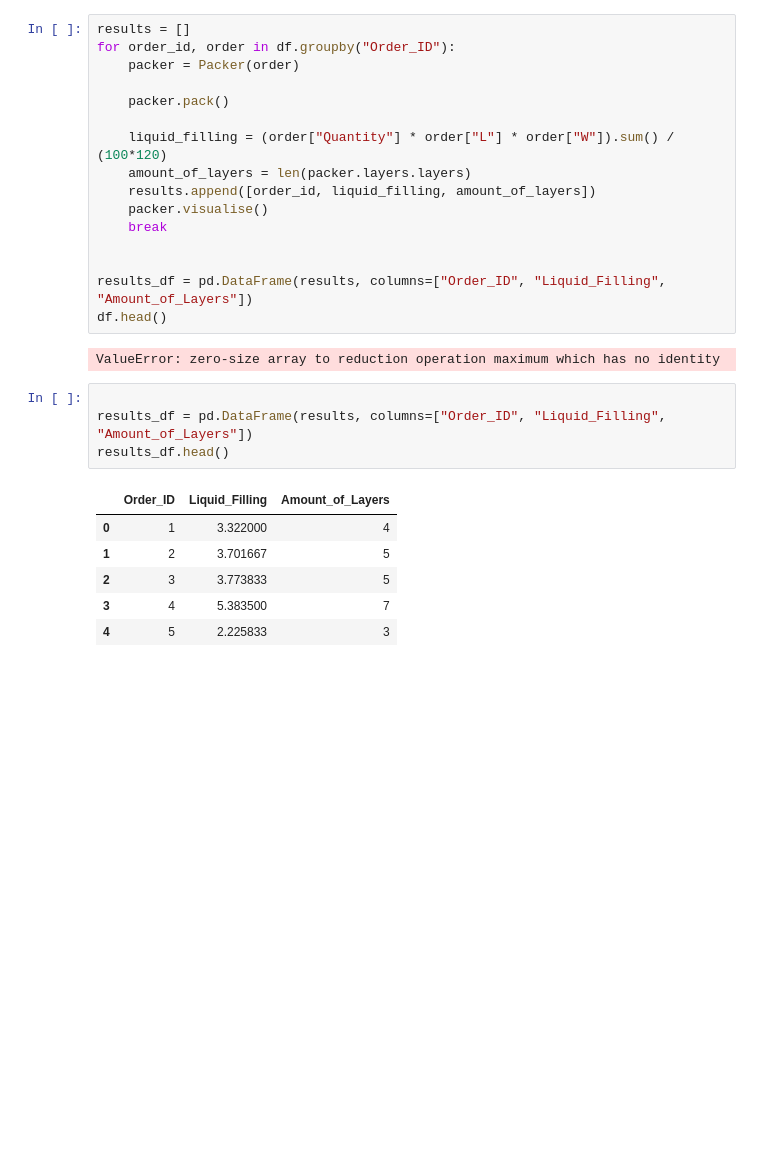
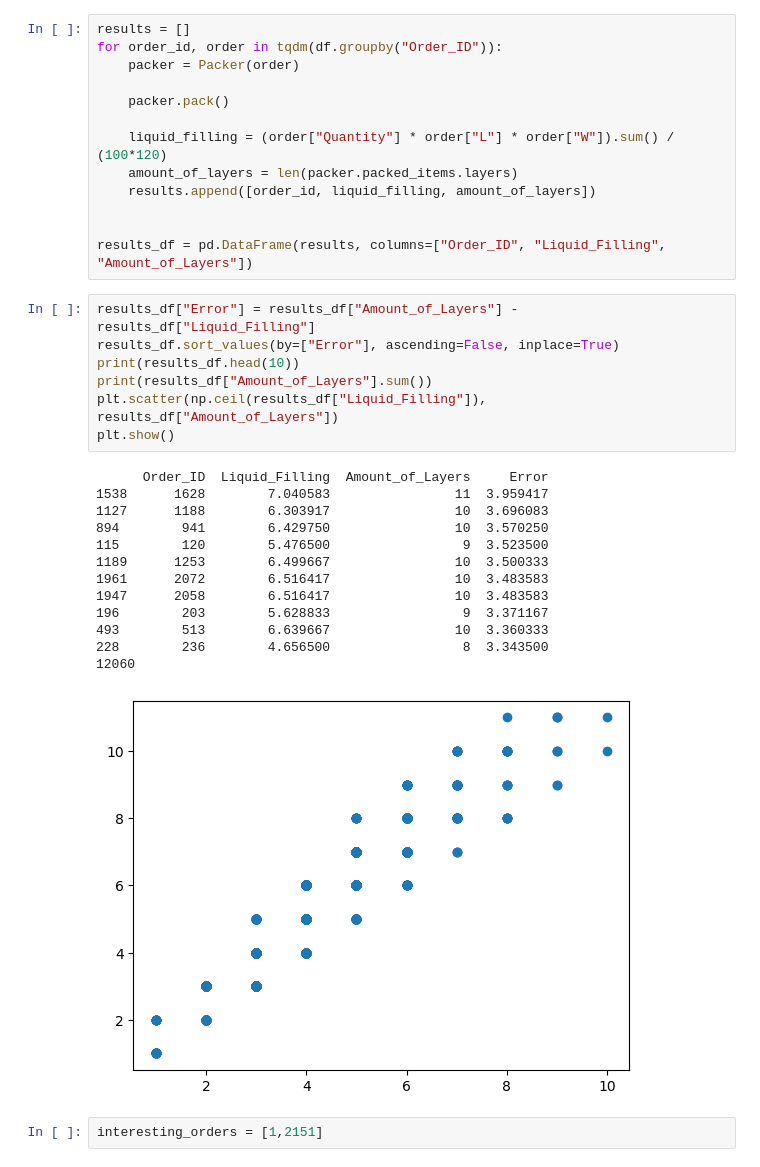
Before and after one commit to RobbeDelporte/BinPacker2D, a Jupyter notebook: packer.ipynb, the cells around one changed output. Saved outputs shown, nothing was run; the diff lists cells and outputs as text; blank space fills up the shorter version.

```diff
--- a/packer.ipynb
+++ b/packer.ipynb
@@ -27,29 +35,36 @@ print(df)
 # %%
 results = []
-for order_id, order in df.groupby("Order_ID"):
+for order_id, order in tqdm(df.groupby("Order_ID")):
     packer = Packer(order)
 
     packer.pack()
 
     liquid_filling = (order["Quantity"] * order["L"] * order["W"]).sum() / (100*120)
-    amount_of_layers = len(packer.layers.layers)
+    amount_of_layers = len(packer.packed_items.layers)
     results.append([order_id, liquid_filling, amount_of_layers])
-    packer.visualise()
-    break
 
 
 results_df = pd.DataFrame(results, columns=["Order_ID", "Liquid_Filling", "Amount_of_Layers"])
-df.head()
-# %% [output]
-ValueError: zero-size array to reduction operation maximum which has no identity
-# %%
-
-results_df = pd.DataFrame(results, columns=["Order_ID", "Liquid_Filling", "Amount_of_Layers"])
-results_df.head()
-# %% [output]
-|  | Order_ID | Liquid_Filling | Amount_of_Layers |
-| 0 | 1 | 3.322000 | 4 |
-| 1 | 2 | 3.701667 | 5 |
-| 2 | 3 | 3.773833 | 5 |
-| 3 | 4 | 5.383500 | 7 |
-| 4 | 5 | 2.225833 | 3 |
+# %%
+results_df["Error"] = results_df["Amount_of_Layers"] - results_df["Liquid_Filling"]
+results_df.sort_values(by=["Error"], ascending=False, inplace=True)
+print(results_df.head(10))
+print(results_df["Amount_of_Layers"].sum())
+plt.scatter(np.ceil(results_df["Liquid_Filling"]), results_df["Amount_of_Layers"])
+plt.show()
+# %% [output]
+      Order_ID  Liquid_Filling  Amount_of_Layers     Error
+1538      1628        7.040583                11  3.959417
+1127      1188        6.303917                10  3.696083
+894        941        6.429750                10  3.570250
+115        120        5.476500                 9  3.523500
+1189      1253        6.499667                10  3.500333
+1961      2072        6.516417                10  3.483583
+1947      2058        6.516417                10  3.483583
+196        203        5.628833                 9  3.371167
+493        513        6.639667                10  3.360333
+228        236        4.656500                 8  3.343500
+12060
+[figure, added]
+# %%
+interesting_orders = [1,2151]
```
Also changed, not shown: parts of 4 cells of this notebook, 3 other files.
